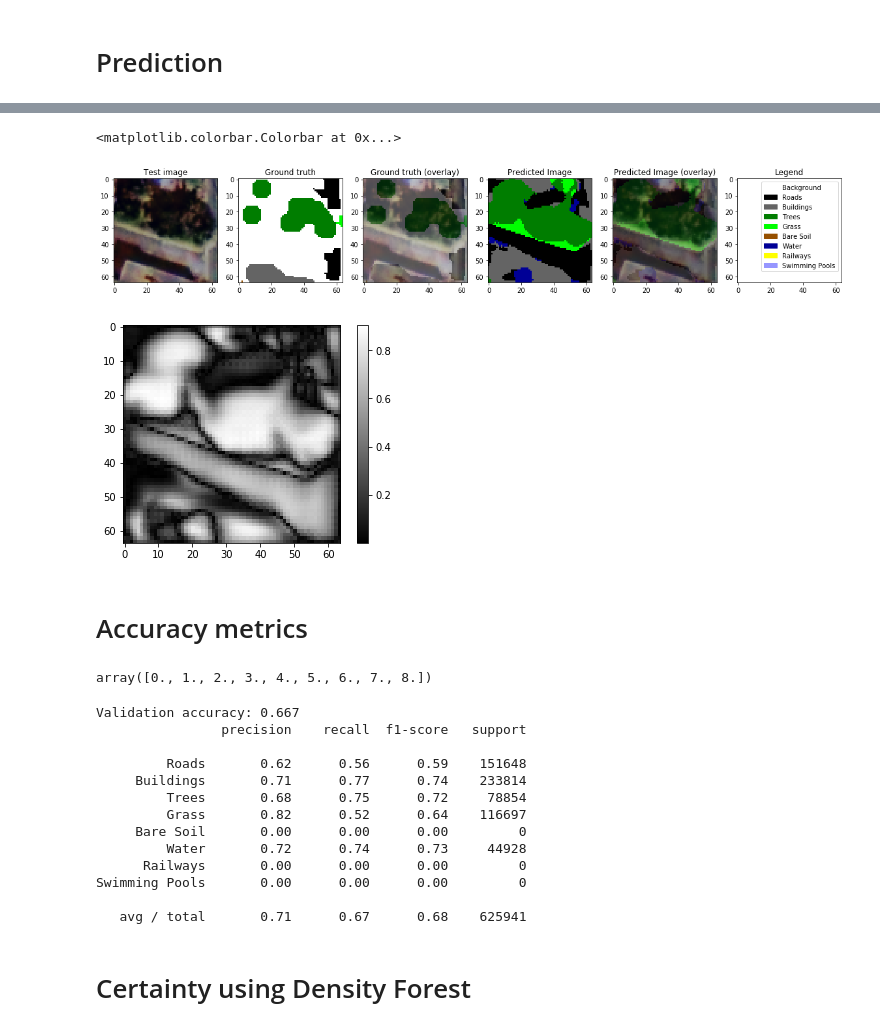
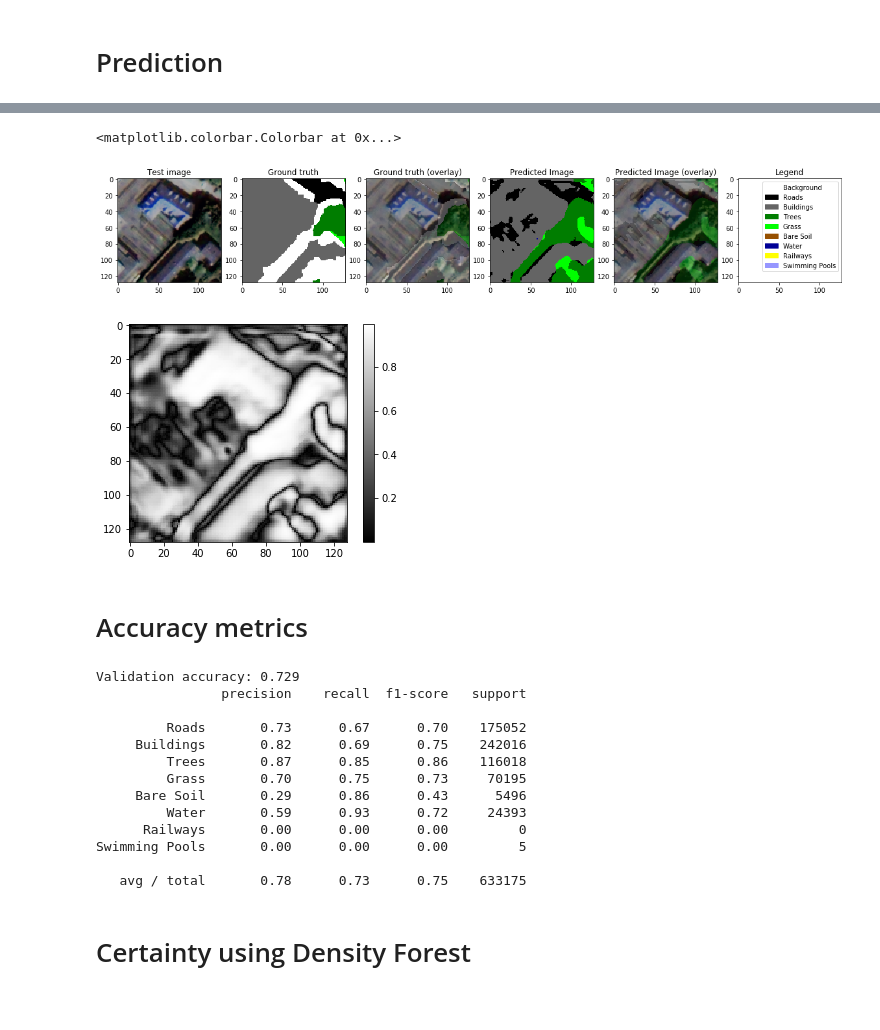
Before and after one commit to CyrilWendl/SIE-Master, a Jupyter notebook: Zurich Land Cover/Zurich Land Cover Classification.ipynb, the cells around one changed output, grey strips where cells are left out. Drawn from its saved outputs; the diff is of its cells as text; code cells hidden in the pictures.

Commit message:
UNet with 128*128 patch size working

```diff
--- a/Zurich Land Cover/Zurich Land Cover Classification.ipynb
+++ b/Zurich Land Cover/Zurich Land Cover Classification.ipynb
@@ -204,7 +204,7 @@ def get_gt_patches(images_gt, patch_size = 16):
 print(imgs.shape)
 print(gt.shape)
 # %%
-patch_size = 64
+patch_size = 128
 im_patches = get_padded_patches(imgs, patch_size = patch_size, window_size = patch_size)
 gt_patches = get_gt_patches(gt, patch_size = patch_size)
 print(im_patches.shape)
@@ -414,8 +440,7 @@ def model_train(model, data_augmentation = True):
         # TODO ignore background
 
 # train the model
-#model = get_unet(n_classes)
-#print(model.summary())
+model = get_unet(n_classes)
 #model.load_weights('weights-improvement.hdf5')
-#model_train(model, data_augmentation = False)
-model = load_model('model_unet_8cl.h5')
+model_train(model, data_augmentation = False)
+#model = load_model('model_unet_8cl.h5')
@@ -455,7 +508,7 @@ y_pred_max2 = y_pred_rank[:,:,:,-2] # second highest proba
 y_pred_acc = y_pred_max1 - y_pred_max2
 # %%
 # plot prediction results
-im_idx = 0
+im_idx = 5
 alpha = .3 # for overlay
 fig, axes = plt.subplots(1,6)
 fig.set_size_inches(20,20)
@@ -464,61 +517,56 @@ fig_val = gt_label_to_color(y_val_labels[im_idx])
 fig_pred = gt_label_to_color(y_pred_label[im_idx])
 
 # plots
 axes[0].imshow(fig_im)
 axes[1].imshow(fig_val)
 axes[2].imshow(fig_val*alpha+fig_im*(1-alpha))
 axes[3].imshow(fig_pred)
 axes[4].imshow(fig_pred*alpha+fig_im*(1-alpha))
 axes[5].imshow(fig_im*0+1)
 
 # titles
 axes[0].set_title("Test image")
 axes[1].set_title("Ground truth")
 axes[2].set_title("Ground truth (overlay)")
 axes[3].set_title("Predicted Image")
 axes[4].set_title("Predicted Image (overlay)")
 axes[5].set_title("Legend")
 
 # legend
 legend_data = [[l[0],l[1]] for l in legend.items()]
 handles = [Rectangle((0,0),1,1, color = (v/255 for v in c)) for n,c in legend_data]
 labels = [n for n,c in legend_data]
 axes[5].legend(handles,labels)
 
 # show certitude by network
 fig = plt.figure()
 plt.imshow(y_pred_acc[im_idx], cmap='gray')
 plt.colorbar()
 # %% [output]
 <matplotlib.colorbar.Colorbar at 0x...>
-[figure, old version]
+[figure, new version]
-[figure, old version]
+[figure, new version]
 # %% [markdown]
 # Accuracy metrics
-# %%
-np.unique(y_val_labels)
-# %% [output]
-array([0., 1., 2., 3., 4., 5., 6., 7., 8.])
 # %%
 # Validation accuracy
 # mask background class for evaluation
-
 print("Validation accuracy: %.3f" % sklearn.metrics.accuracy_score(y_pred_label[y_val_labels!=0].flatten(),y_val_labels[y_val_labels!=0].flatten()))
 print(sklearn.metrics.classification_report(y_pred_label[y_val_labels!=0].flatten(),y_val_labels[y_val_labels!=0].flatten(),target_names=labels[1:]))
 # %% [output]
-Validation accuracy: 0.667
+Validation accuracy: 0.729
                 precision    recall  f1-score   support
 
-         Roads       0.62      0.56      0.59    151648
-     Buildings       0.71      0.77      0.74    233814
-         Trees       0.68      0.75      0.72     78854
-         Grass       0.82      0.52      0.64    116697
-     Bare Soil       0.00      0.00      0.00         0
-         Water       0.72      0.74      0.73     44928
+         Roads       0.73      0.67      0.70    175052
+     Buildings       0.82      0.69      0.75    242016
+         Trees       0.87      0.85      0.86    116018
+         Grass       0.70      0.75      0.73     70195
+     Bare Soil       0.29      0.86      0.43      5496
+         Water       0.59      0.93      0.72     24393
       Railways       0.00      0.00      0.00         0
-Swimming Pools       0.00      0.00      0.00         0
+Swimming Pools       0.00      0.00      0.00         5
 
-   avg / total       0.71      0.67      0.68    625941
+   avg / total       0.78      0.73      0.75    633175
 # %% [markdown]
 # Certainty using Density Forest
 # %%
```
Also changed, not shown: parts of 20 cells of this notebook, 4 other files.
